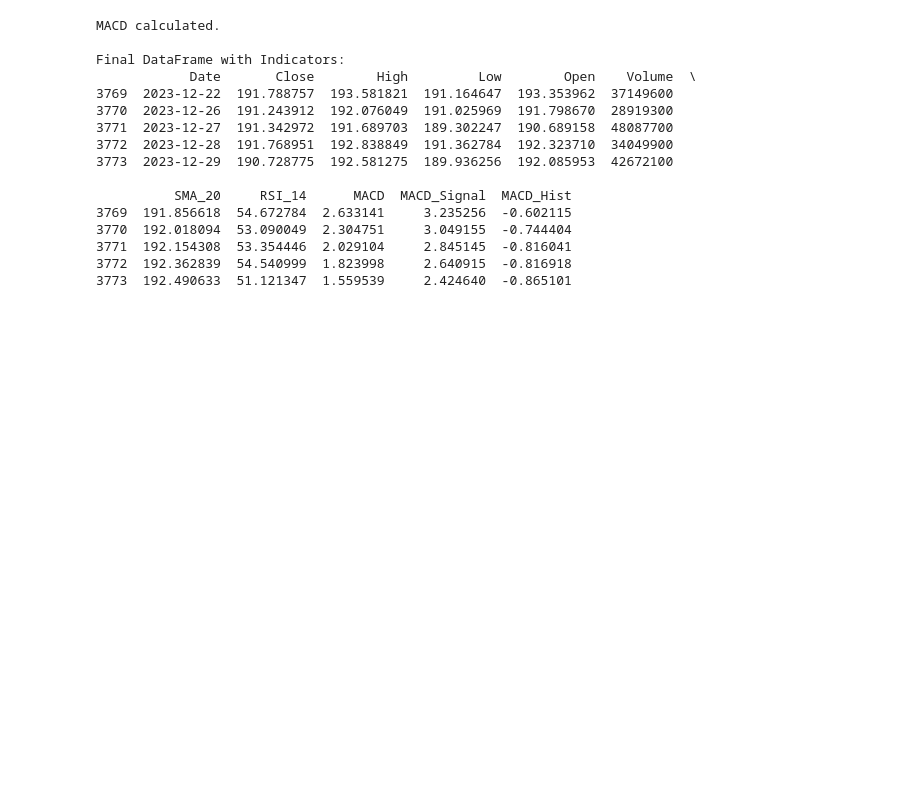
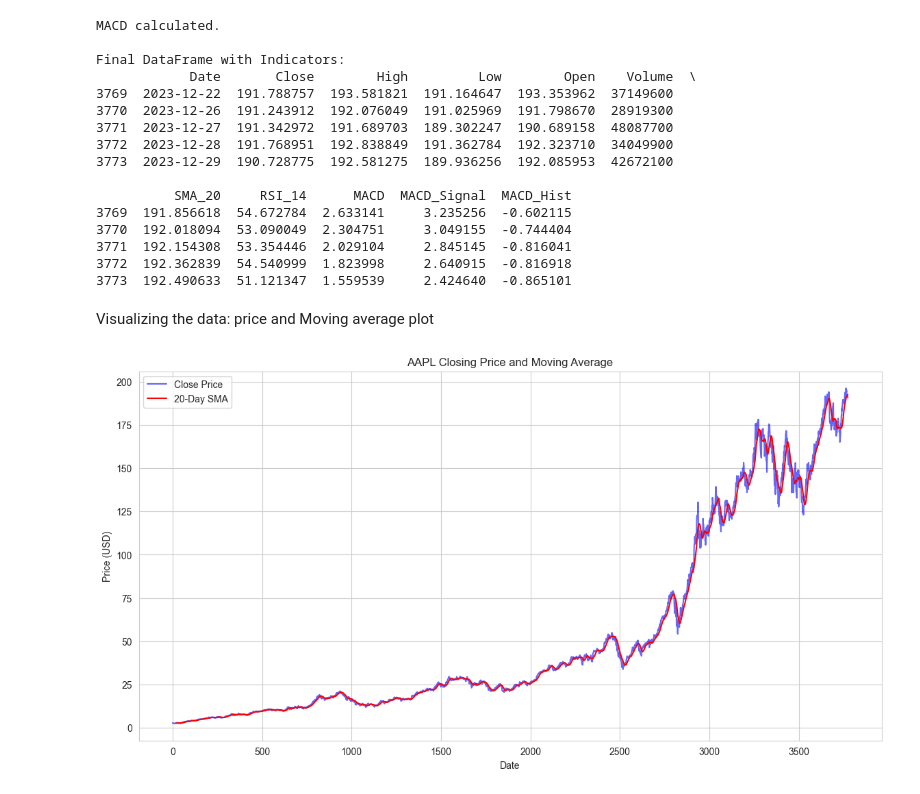
Before and after one commit to Beza-Oriyon/NewSentiment-week1, a Jupyter notebook: notebooks/quantitative-analysis.ipynb, the cells around one changed output. Drawn from its saved outputs; the diff is of its cells as text; code cells hidden in the pictures; blank space fills up the shorter version.

Commit message:
Completed quantitative analysis for AAPL

```diff
--- a/notebooks/quantitative-analysis.ipynb
+++ b/notebooks/quantitative-analysis.ipynb
@@ -97,3 +97,23 @@ Final DataFrame with Indicators:
 3771  192.154308  53.354446  2.029104     2.845145  -0.816041
 3772  192.362839  54.540999  1.823998     2.640915  -0.816918
 3773  192.490633  51.121347  1.559539     2.424640  -0.865101
+# %% [markdown]
+Visualizing the data: price and Moving average plot
+# %%
+ticker_symbol = "AAPL"
+plt.figure(figsize=(14, 7))
+
+# Plot the Closing Price
+plt.plot(df_aapl.index, df_aapl['Close'], label='Close Price', color='blue', alpha=0.6)
+
+# Plot the 20-day Simple Moving Average (SMA)
+plt.plot(df_aapl.index, df_aapl['SMA_20'], label='20-Day SMA', color='red')
+
+plt.title(f'{ticker_symbol} Closing Price and Moving Average')
+plt.xlabel('Date')
+plt.ylabel('Price (USD)')
+plt.legend()
+plt.grid(True)
+plt.show()
+# %% [output]
+[figure, added]
```
Also changed, not shown: parts of 4 cells of this notebook, 2 other files.
